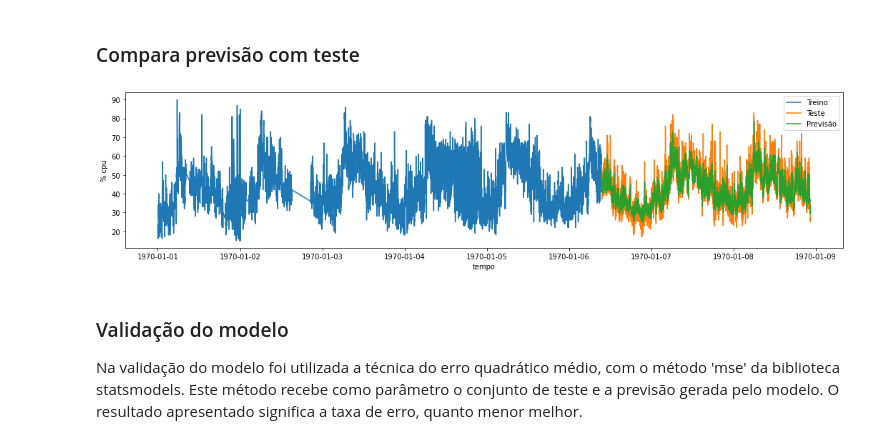
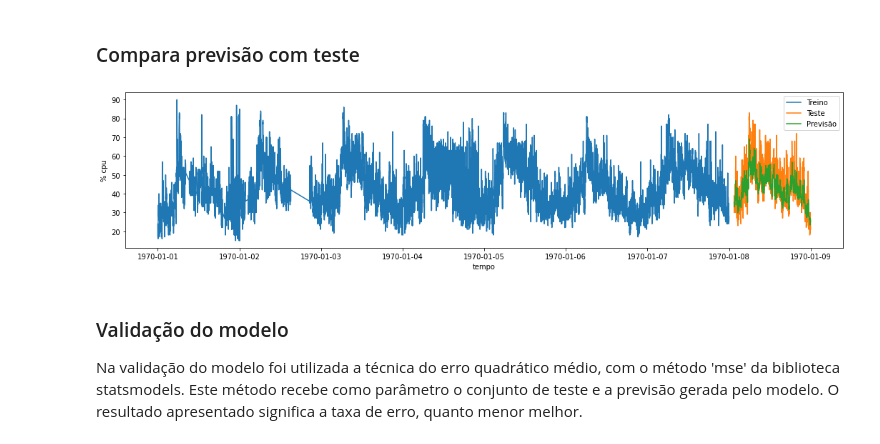
Before and after one commit to dssantos/cloud-predict, a Jupyter notebook: Recurrent Neural Network.ipynb, the cells around one changed output. Drawn from its saved outputs; the diff is of its cells as text; code cells hidden in the pictures.

```diff
--- a/Recurrent Neural Network.ipynb
+++ b/Recurrent Neural Network.ipynb
@@ -39,0 +16,10 @@ workload
+# %%
+# Carrega dados do CPU
+machine = 'm_3330.csv'
+workload = pd.read_csv(machine,
+             names = ['machine_id', 'time_stamp', 'cpu', 'mem', 'mem_gps',
+                      'mkpi', 'net_in', 'net_out', 'disk_io_percent'])
+workload.time_stamp = pd.to_datetime(workload.time_stamp, unit='s')
+workload.set_index('time_stamp', inplace=True)
+workload = workload.resample('1min').interpolate()
+workload
@@ -40,10 +41,17 @@ workload
 # %% [markdown]
 ### Separar treino e teste
 # %%
-# Separar conjunto de treino e de teste dos dados de CPU
-test_len = len(workload)//3
-train_set = workload.cpu[:-test_len+90]
+# Separa conjunto de treino e de teste dos dados de CPU
+test_perc = 1/8
+test_len = int(len(workload)*test_perc)
+str_test_perc = f'{test_len/len(workload):0.2f}'
+train_set = workload.cpu[:-test_len]
 test_set = workload.cpu[-test_len:]
+
+# normaliza os dados de treino
+reshaped_train_set = np.reshape(train_set.values, (-1, 1)) # carrega os dados de CPU em 2D
+normalizer = MinMaxScaler(feature_range = (0,1)) # normaliza os valores entre 0 e 1
+normalized_train_set = normalizer.fit_transform(reshaped_train_set)
 # %% [markdown]
 ### Rede Neural
 # %%
@@ -93,6 +112,6 @@ else:
 # %%
 # Carga do modelo e previsão
-inputs = workload.cpu[len(workload.cpu) - len(test_set) - 90:].values
+inputs = test_set.values
 inputs = inputs.reshape(-1,1)
 inputs = normalizer.transform(inputs)
 
@@ -110,19 +129,19 @@ predict = normalizer.inverse_transform(predict)
 ### Compara previsão com teste
 # %%
 # Gráfico da previsão x teste
-result = workload[-test_len+90:-90].copy()
-result['predict'] = predict[90:]
+result = workload[-test_len+90:].copy()
+result['predict'] = predict[:]
 
 plt.figure(figsize=(18,4))
 plt.plot(train_set, label = 'Treino')
 plt.plot(result['cpu'], label = 'Teste')
 plt.plot(result['predict'], label = 'Previsão')
 plt.xlabel('tempo')
 plt.ylabel('% cpu')
 plt.legend()
 plt.show()
 # %% [output]
-[figure, old version]
+[figure, new version]
 # %% [markdown]
 ### Validação do modelo
 Na validação do modelo foi utilizada a técnica do erro quadrático médio, com o método 'mse' da biblioteca statsmodels.
```
Also changed, not shown: parts of 4 cells of this notebook.
